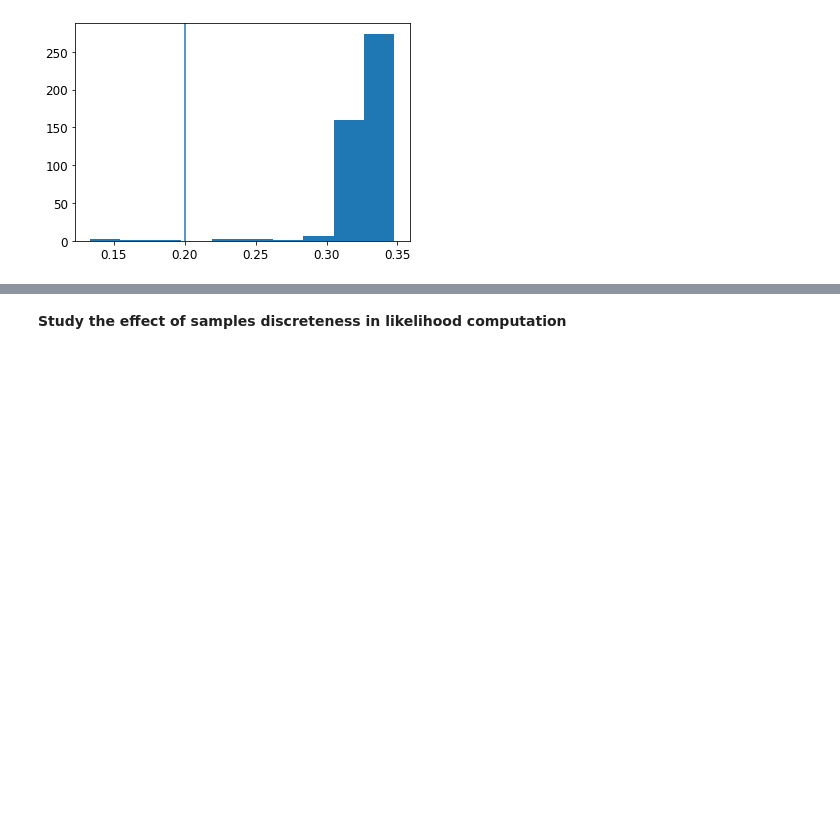
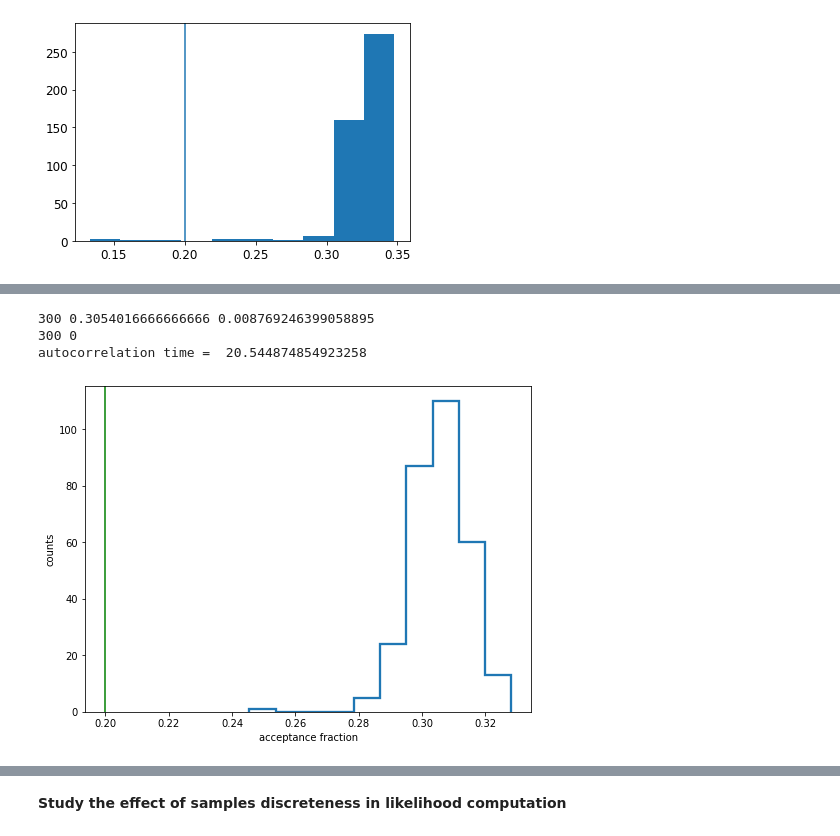
Before and after one commit to mariabenitocst/exoplanets, a Jupyter notebook: jupyter-notebook/reconstructed_DM.ipynb, the cells around one changed output, grey strips where cells are left out. Saved outputs shown, nothing was run; the diff lists cells and outputs as text; code cells hidden in the pictures; blank space fills up the shorter version.

```diff
--- a/jupyter-notebook/reconstructed_DM.ipynb
+++ b/jupyter-notebook/reconstructed_DM.ipynb
@@ -373,0 +440,16 @@ print(np.sum(counts[pos]))
+# %%
+ndim     = 3
+nwalkers = 300
+# first guess
+p0 = [[0.9, 0.9, 20.] + 1e-4*np.random.randn(ndim) for j in range(nwalkers)]
+
+sampler = emcee.EnsembleSampler(nwalkers, ndim, lnprob,
+              args=(robs, sigmarobs, Mobs, sigmaMobs, Aobs, sigmaAobs, Tobs,
+                    sigmaTobs, Teff, points, values, a_interp, b_interp,
+                    c_interp, v),
+              moves=[(emcee.moves.DEMove(), 0.8),
+                     (emcee.moves.DESnookerMove(), 0.2)])
+# %%
+pos, prob, state  = sampler.run_mcmc(p0, 800, progress=True)
+sampler.reset()
+pos, prob, state  = sampler.run_mcmc(pos, 6000, progress=True)
@@ -373,0 +508,18 @@ print(np.sum(counts[pos]))
+# %%
+# Don't touch this, this is the result for rank=3
+
+af = sampler.acceptance_fraction # acceptance fraction
+print(len(af), np.mean(af), np.std(af))
+
+fig, ax = plt.subplots(1, 1, figsize=(8, 6))
+counts, bins, _ = ax.hist(af, histtype="step", lw=2.3); ax.axvline(0.2, color="green")
+ax.set_xlabel("acceptance fraction"); ax.set_ylabel("counts")
+pos=np.where(af<0.2)
+print(len(af), len(pos[0]))
+
+print("autocorrelation time = ", sampler.get_autocorr_time()[0])
+# %% [output]
+300 0.3054016666666666 0.008769246399058895
+300 0
+autocorrelation time =  20.544874854923258
+[figure, added]
```
Also changed, not shown: parts of 9 cells of this notebook.
